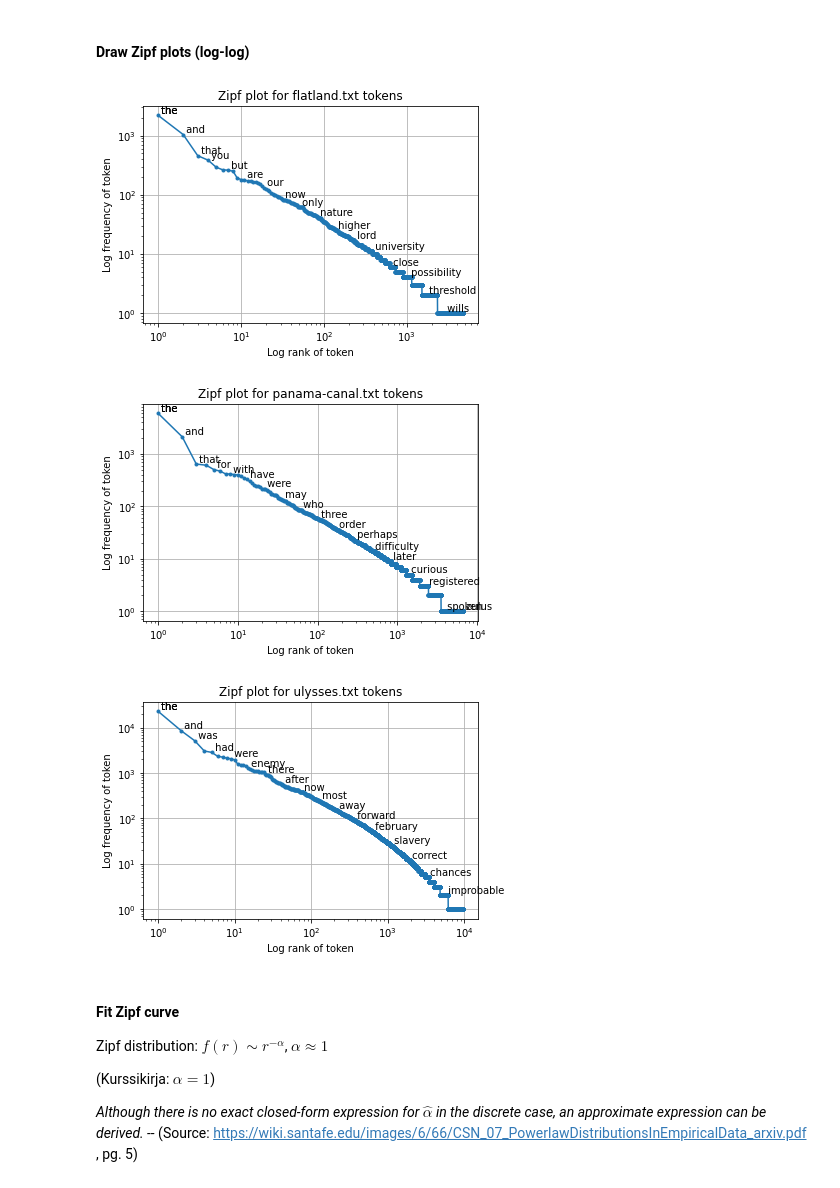
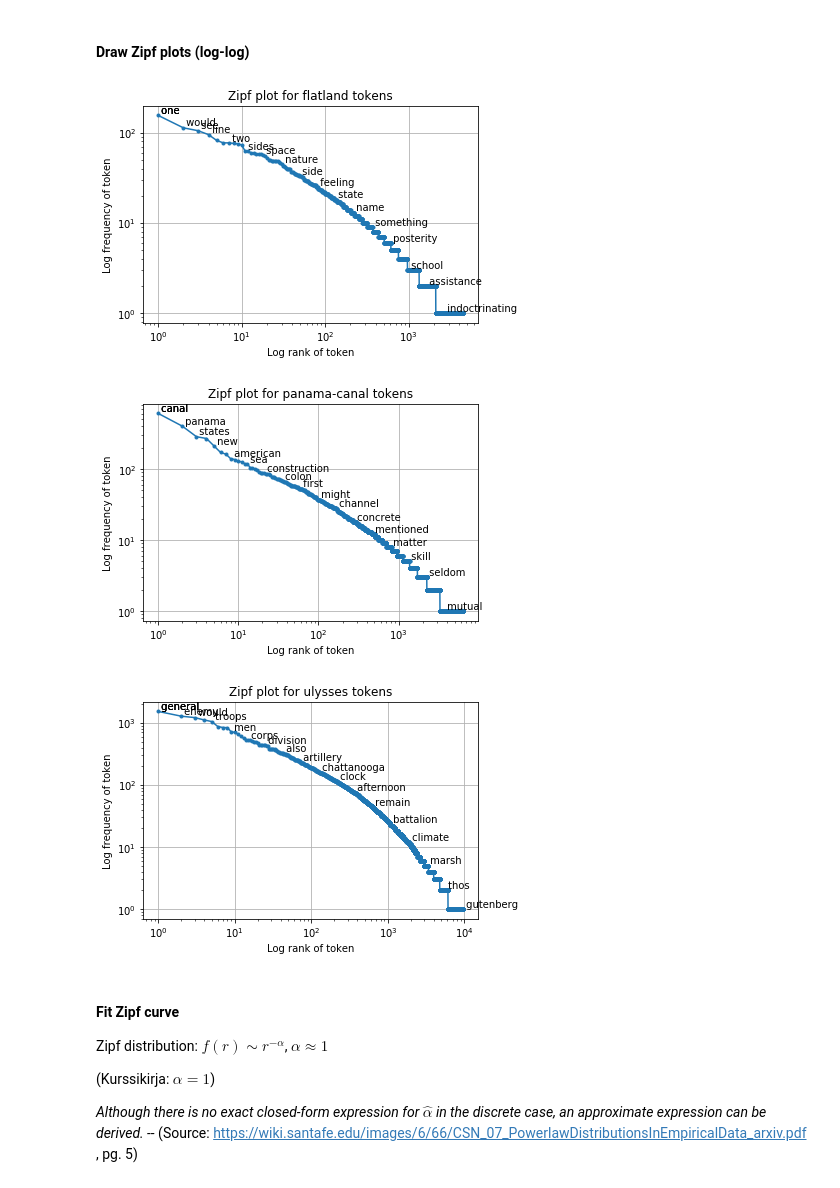
Before and after one commit to simppasofia/nlpproject, a Jupyter notebook: notebooks/project.ipynb, the cells around one changed output. Cells and saved outputs as stored; diff of their text form; code cells hidden in the pictures.

```diff
--- a/notebooks/project.ipynb
+++ b/notebooks/project.ipynb
@@ -93,9 +95,11 @@ for f in files:
 
 tcounts = []
 tokens = []
+counts = []
 for b in books:
     words, tcs, _, _ = sw_filter(b)
     tokens.append(list(tcs.keys()))
+    counts.append(tcs.values())
     tcounts.append(tcs)
 
 ranks = []
@@ -110,7 +114,7 @@ for i in range(len(books)):
 # %%
 books = pd.DataFrame({'book_name': ["flatland", "panama-canal", "ulysses"],
                       'book_text': books, 'ranks': ranks, 'freqs': freqs,
-                      'tokens': tokens})
+                      'tokens': tokens, 'counts': counts})
 books = books.set_index("book_name")
 books.head()
 # %% [output]
@@ -162,26 +162,26 @@ for b in books.index:
 # %% [markdown]
 #### Draw Zipf plots (log-log)
 # %%
-for b in books:
-    indices = np.argsort(-counts[b])
+for b in books.index:
+    indices = np.argsort(-np.fromiter(books.counts[b], dtype=float))
 
-    loglog(ranks[b], freqs[b], marker=".")
+    loglog(books.ranks[b], books.freqs[b], marker=".")
     title("Zipf plot for " + b + " tokens")
     xlabel("Log rank of token")
     ylabel("Log frequency of token")
     grid(True)
-    for n in list(logspace(-0.5, log10(len(counts[b])), 20).astype(int)):
+    for n in list(logspace(-0.5, log10(len(books.counts[b])), 20).astype(int)):
         # Not all words fit on x-axis; using try-except to break out of loop
         try:
-            dummy = text(ranks[b][n], freqs[b][n], " " + tokens[b][indices[n]],
+            dummy = text(books.ranks[b][n], books.freqs[b][n], " " + books.tokens[b][indices[n]],
                          verticalalignment = "bottom", horizontalalignment = "left")
         except IndexError:
             break
     show()
 # %% [output]
-[figure, old version]
+[figure, new version]
-[figure, old version]
+[figure, new version]
-[figure, old version]
+[figure, new version]
 # %% [markdown]
 #### Fit Zipf curve
 
```
Also changed, not shown: parts of 27 cells of this notebook.
